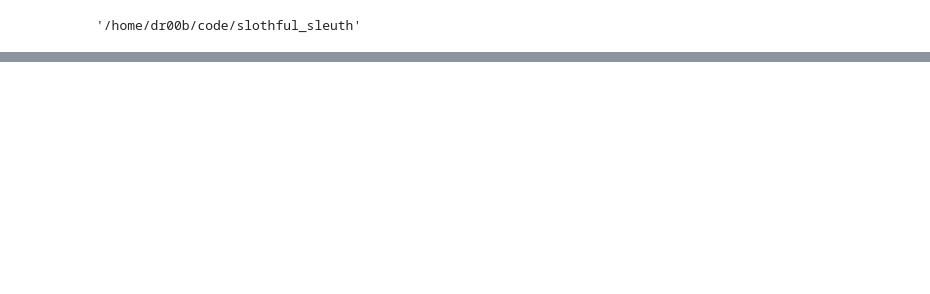
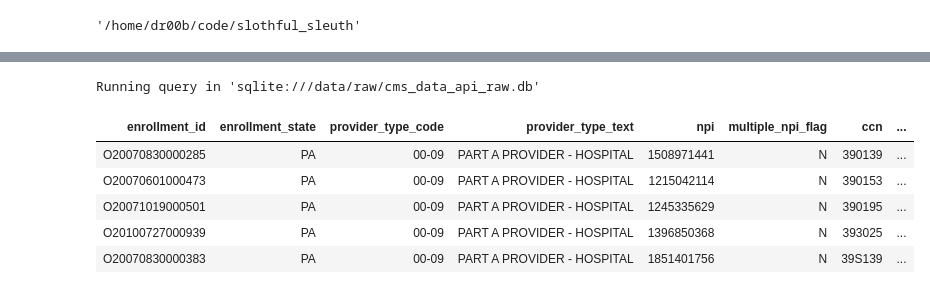
Before and after one commit to onefact/network, a Jupyter notebook: explore/notebooks/philly_area_hospital_systems.ipynb, the cells around one changed output, grey strips where cells are left out. Cells and saved outputs as stored; diff of their text form; code cells hidden in the pictures; blank space fills up the shorter version.

```diff
--- a/explore/notebooks/philly_area_hospital_systems.ipynb
+++ b/explore/notebooks/philly_area_hospital_systems.ipynb
@@ -43,0 +35,17 @@ Running query in 'sqlite:///data/raw/cms_data_api_raw.db'
+# %%
+%%sql
+SELECT * FROM hospital_enrollments e
+INNER JOIN hospital_all_owners o
+ON e.associate_id = o.associate_id
+WHERE e.state = 'PA'
+AND e.organization_name = 'MAIN LINE HOSPITALS, INC.'
+GROUP BY e.ccn
+LIMIT 100
+# %% [output]
+Running query in 'sqlite:///data/raw/cms_data_api_raw.db'
+| enrollment_id | enrollment_state | provider_type_code | provider_type_text | npi | multiple_npi_flag | ccn | ... |
+| O20070830000285 | PA | 00-09 | PART A PROVIDER - HOSPITAL | 1508971441 | N | 390139 | ... |
+| O20070601000473 | PA | 00-09 | PART A PROVIDER - HOSPITAL | 1215042114 | N | 390153 | ... |
+| O20071019000501 | PA | 00-09 | PART A PROVIDER - HOSPITAL | 1245335629 | N | 390195 | ... |
+| O20100727000939 | PA | 00-09 | PART A PROVIDER - HOSPITAL | 1396850368 | N | 393025 | ... |
+| O20070830000383 | PA | 00-09 | PART A PROVIDER - HOSPITAL | 1851401756 | N | 39S139 | ... |
```
Also changed, not shown: parts of 7 cells of this notebook, 1 other file.
